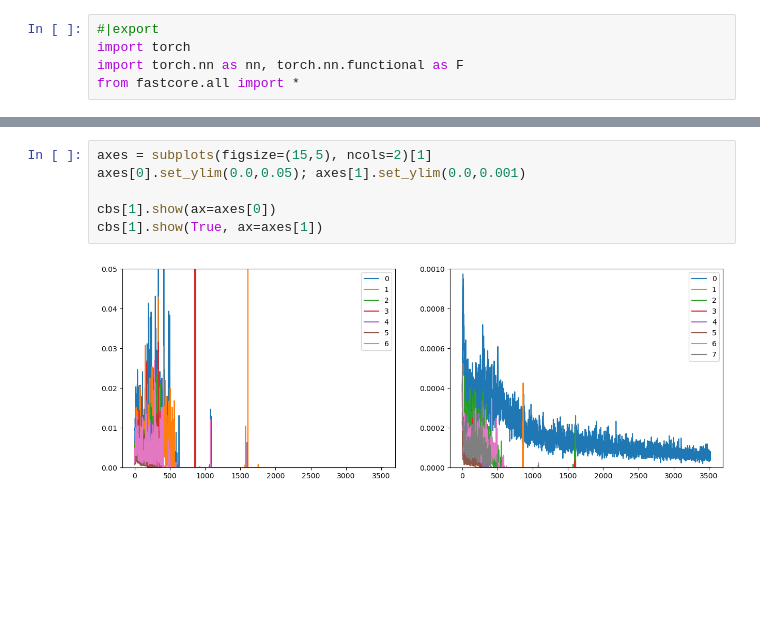
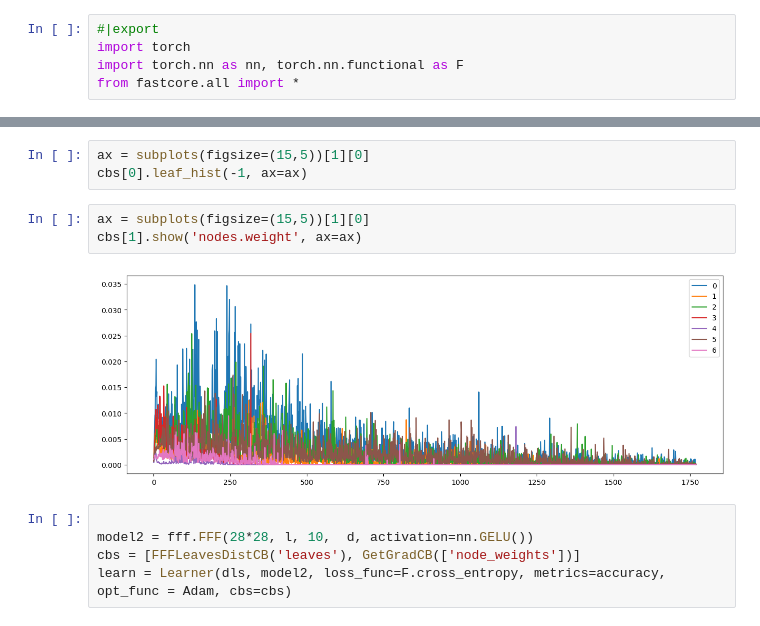
Before and after one commit to ssslakter/FastFF, a Jupyter notebook: nbs/04_fff.ipynb, the cells around one changed output, grey strips where cells are left out. Cells and saved outputs as stored; diff of their text form; blank space fills up the shorter version.

```diff
--- a/nbs/04_fff.ipynb
+++ b/nbs/04_fff.ipynb
@@ -88,8 +137,13 @@ AttributeError: Exception occured in `GetGradCB` when calling event `after_backw
-# %%
-axes = subplots(figsize=(15,5), ncols=2)[1]
-axes[0].set_ylim(0.0,0.05); axes[1].set_ylim(0.0,0.001)
-
-cbs[1].show(ax=axes[0])
-cbs[1].show(True, ax=axes[1])
-# %% [output]
-[figure, removed]
+# %%
+ax = subplots(figsize=(15,5))[1][0]
+cbs[0].leaf_hist(-1, ax=ax)
+# %%
+ax = subplots(figsize=(15,5))[1][0]
+cbs[1].show('nodes.weight', ax=ax)
+# %% [output]
+[figure, added]
+# %%
+
+model2 = fff.FFF(28*28, l, 10,  d, activation=nn.GELU())
+cbs = [FFFLeavesDistCB('leaves'), GetGradCB(['node_weights'])]
+learn = Learner(dls, model2, loss_func=F.cross_entropy, metrics=accuracy, opt_func = Adam, cbs=cbs)
```
Also changed, not shown: parts of 18 cells of this notebook, 5 other files.
